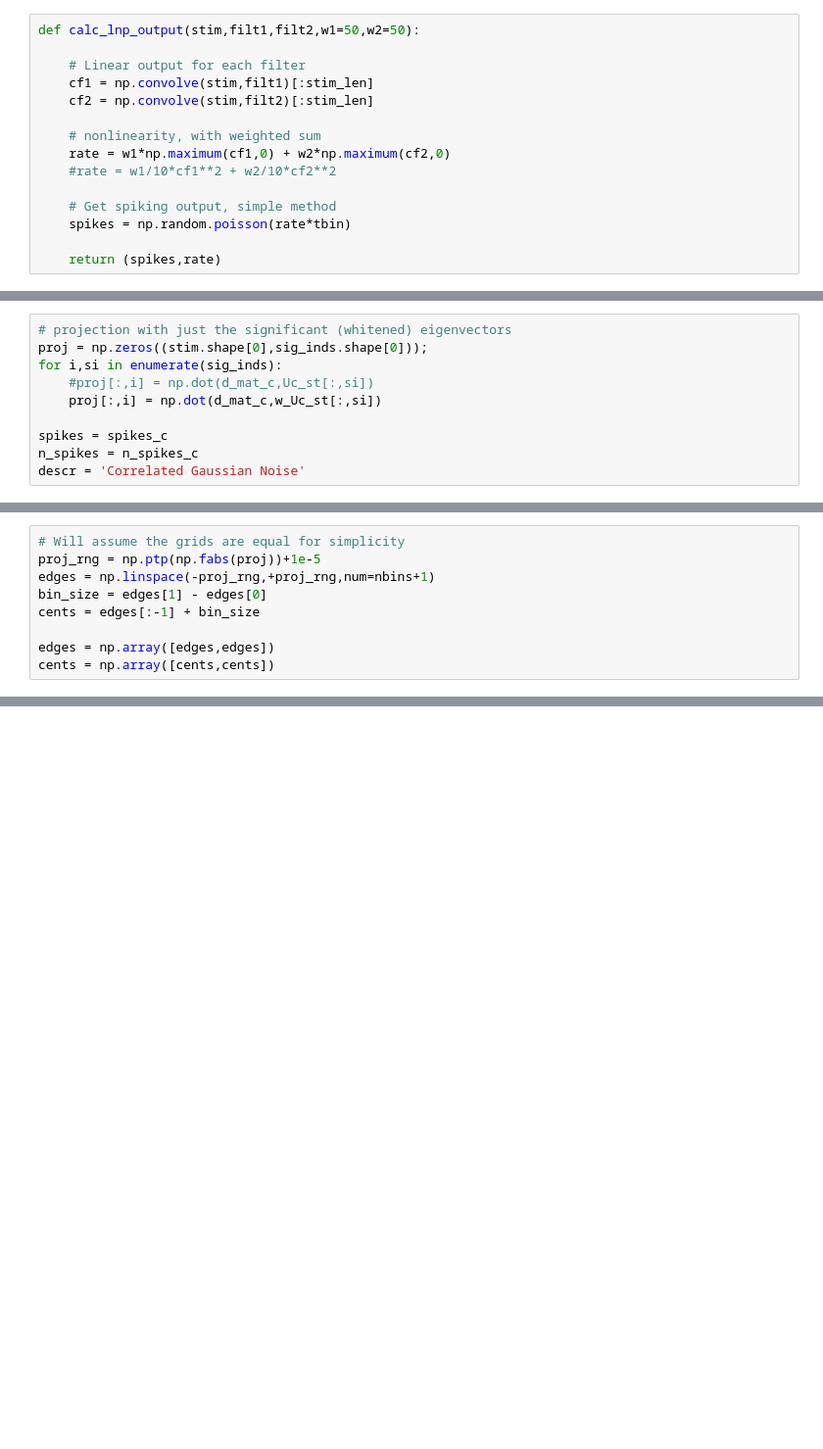
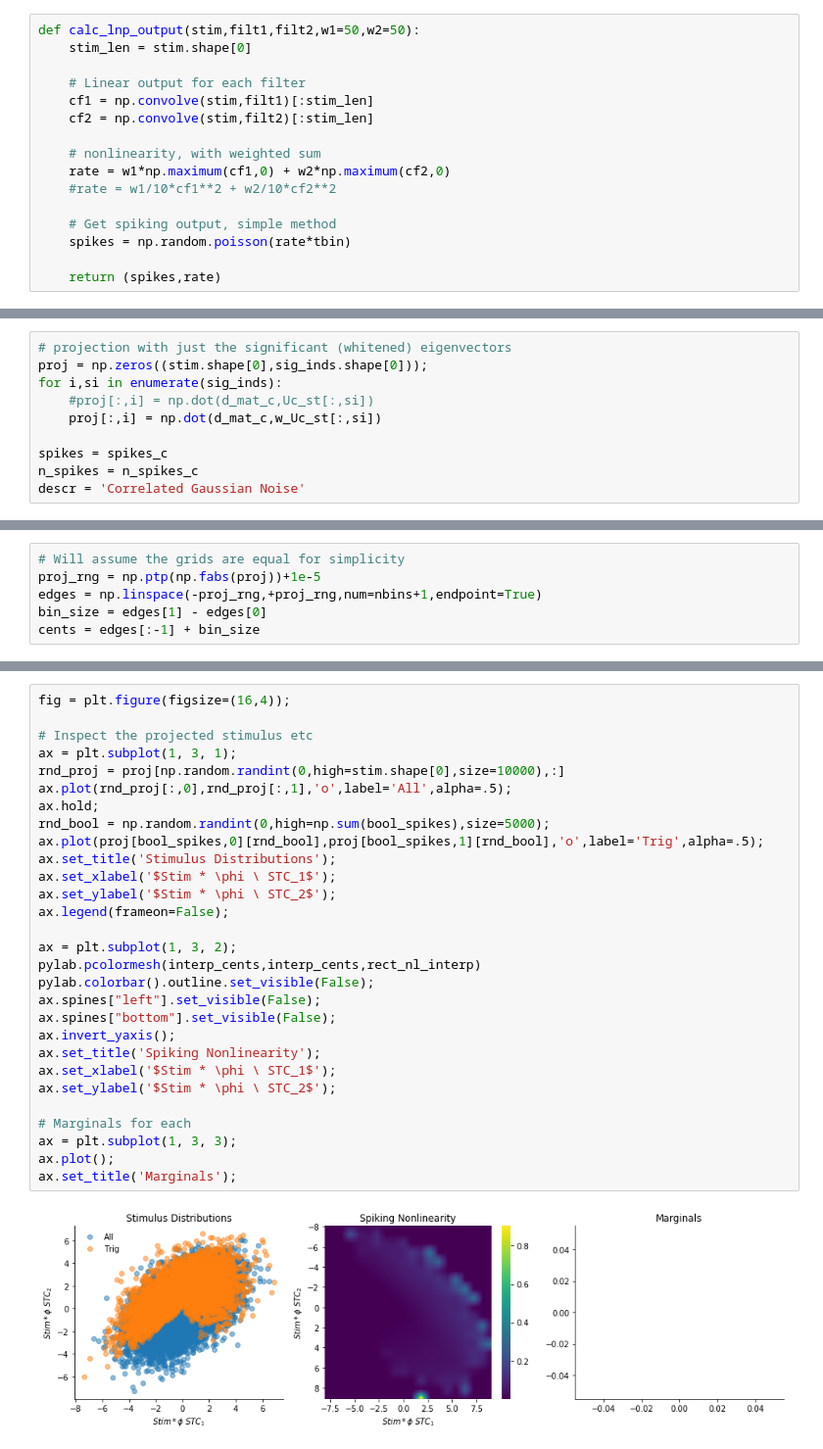
Before and after one commit to stephenholtz/neuro-examples, a Jupyter notebook: sta_stc_corr_noise_lnp_models.ipynb, the cells around one changed output, grey strips where cells are left out. Shown: that part at 98% size. Saved outputs shown, nothing was run; the diff lists cells and outputs as text; blank space fills up the shorter version.

Commit message:
fix 2d interp, start simple model eval...

```diff
--- a/sta_stc_corr_noise_lnp_models.ipynb
+++ b/sta_stc_corr_noise_lnp_models.ipynb
@@ -79,6 +79,7 @@ ax.set_title('$\mathbf{s_c}$');
 This LNP casecade has two (nonorthogonal) filters and static nonlinearity to define the rate of a poisson process. This is a pretty straighforward model, we want several thousand spikes to recover a good estimate of the feature vectors. The correlated noise will tend to drive more spikes because of our filter widths.
 # %%
 def calc_lnp_output(stim,filt1,filt2,w1=50,w2=50):
+    stim_len = stim.shape[0]
 
     # Linear output for each filter
     cf1 = np.convolve(stim,filt1)[:stim_len]
@@ -594,9 +610,6 @@ descr = 'Correlated Gaussian Noise'
 # %%
 # Will assume the grids are equal for simplicity
 proj_rng = np.ptp(np.fabs(proj))+1e-5
-edges = np.linspace(-proj_rng,+proj_rng,num=nbins+1)
+edges = np.linspace(-proj_rng,+proj_rng,num=nbins+1,endpoint=True)
 bin_size = edges[1] - edges[0]
 cents = edges[:-1] + bin_size
-
-edges = np.array([edges,edges])
-cents = np.array([cents,cents])
@@ -602,0 +641,31 @@ cents = np.array([cents,cents])
+# %%
+fig = plt.figure(figsize=(16,4));
+
+# Inspect the projected stimulus etc
+ax = plt.subplot(1, 3, 1);
+rnd_proj = proj[np.random.randint(0,high=stim.shape[0],size=10000),:]
+ax.plot(rnd_proj[:,0],rnd_proj[:,1],'o',label='All',alpha=.5);
+ax.hold;
+rnd_bool = np.random.randint(0,high=np.sum(bool_spikes),size=5000);
+ax.plot(proj[bool_spikes,0][rnd_bool],proj[bool_spikes,1][rnd_bool],'o',label='Trig',alpha=.5);
+ax.set_title('Stimulus Distributions');
+ax.set_xlabel('$Stim * \phi \ STC_1$');
+ax.set_ylabel('$Stim * \phi \ STC_2$');
+ax.legend(frameon=False);
+
+ax = plt.subplot(1, 3, 2);
+pylab.pcolormesh(interp_cents,interp_cents,rect_nl_interp)
+pylab.colorbar().outline.set_visible(False);
+ax.spines["left"].set_visible(False);
+ax.spines["bottom"].set_visible(False);
+ax.invert_yaxis();
+ax.set_title('Spiking Nonlinearity');
+ax.set_xlabel('$Stim * \phi \ STC_1$');
+ax.set_ylabel('$Stim * \phi \ STC_2$');
+
+# Marginals for each
+ax = plt.subplot(1, 3, 3);
+ax.plot();
+ax.set_title('Marginals');
+# %% [output]
+[figure, added]
```
Also changed, not shown: parts of 20 cells of this notebook.
